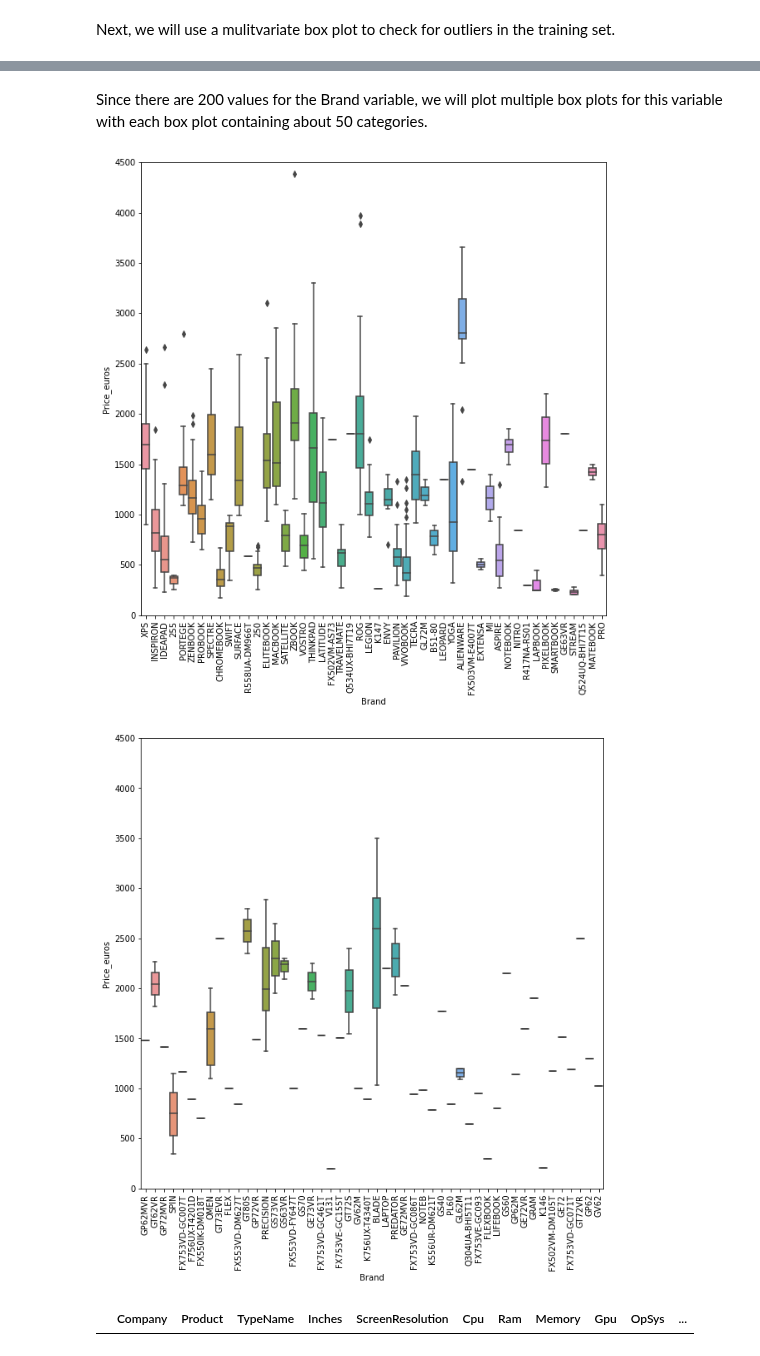
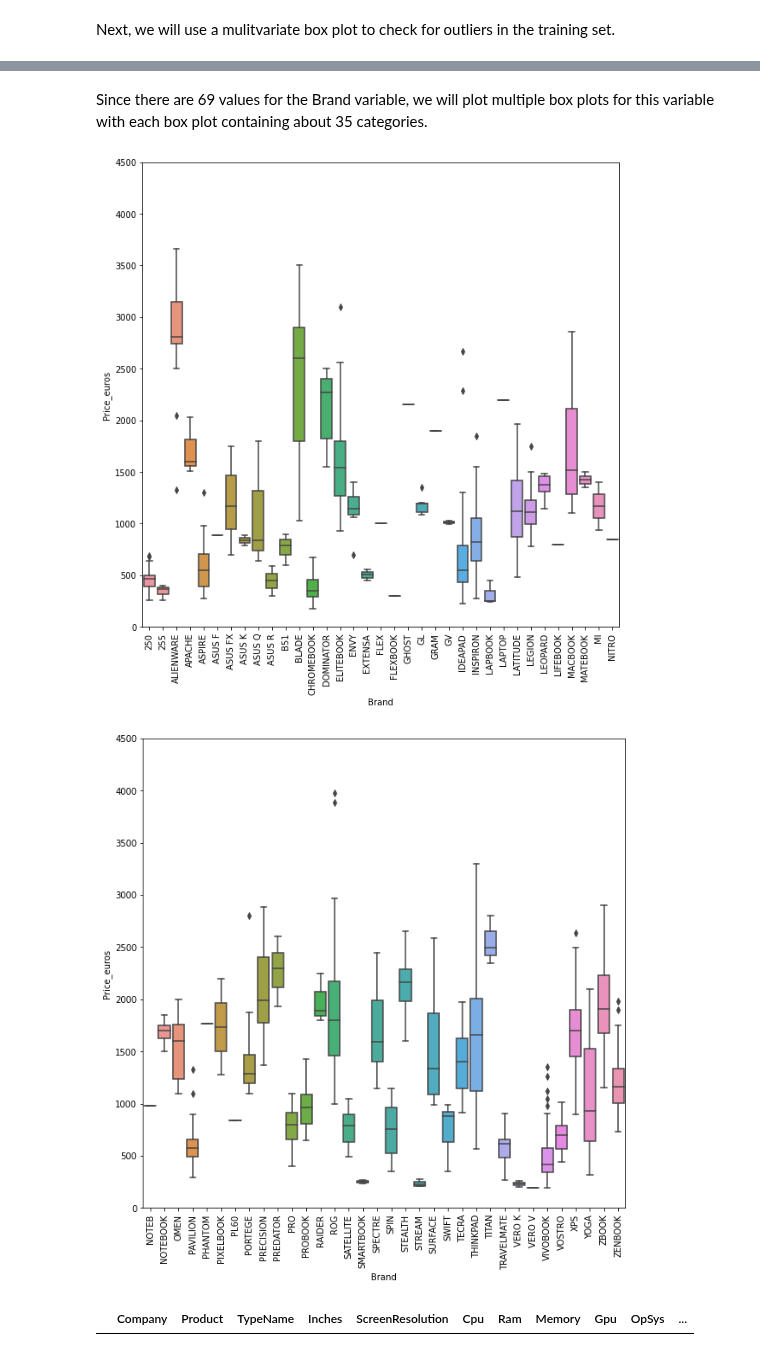
Before and after one commit to ryan-ferns/project_laptop_prices, a Jupyter notebook: laptop-prices-project.ipynb, the cells around one changed output, grey strips where cells are left out. Saved outputs shown, nothing was run; the diff lists cells and outputs as text; code cells hidden in the pictures.

Commit message:
Finished changes to the Brand variable abd removed an outlier.

```diff
--- a/laptop-prices-project.ipynb
+++ b/laptop-prices-project.ipynb
@@ -2642,0 +2712,24 @@ that we are careful when we create dummy variables later on.
+# %%
+dict_brand_changes_2 = {
+    'FX': 'ASUS FX',
+    'GE63': 'RAIDER',
+    'GE73': 'RAIDER',
+    'GE72': 'APACHE',
+    'GL': 'GL',
+    'GP': 'LEOPARD',
+    'GT62': 'DOMINATOR',
+    'GT72': 'DOMINATOR',
+    'GT73': 'TITAN',
+    'GT80': 'TITAN',
+    'GV': 'GV',
+    'K14': 'VERO K',
+    'Q': 'ASUS Q',
+    'V1': 'VERO V',
+    'GE62': 'APACHE'
+}
+# %%
+for key, value in dict_brand_changes_2.items():
+    mask_1 = train['Brand'].str.startswith(key)
+    train.loc[mask_1, 'Brand'] = value
+    mask_2 = test['Brand'].str.startswith(key)
+    test.loc[mask_2, 'Brand'] = value
@@ -2642,0 +2745,5 @@ that we are careful when we create dummy variables later on.
+# %%
+brands_train = train['Brand'].unique()
+# %%
+brands_train.sort()
+brands_train
@@ -2724,16 +2856,19 @@ len(brands)
 # %% [markdown]
-Since there are 200 values for the Brand variable,
+Since there are 69 values for the Brand variable,
 we will plot multiple box plots for this variable with
-each box plot containing about 50 categories.
+each box plot containing about 35 categories.
 # %%
-for i in list(range(0,100,50)):
+for i in list(range(0, 69, 35)):
     f, ax = plt.subplots(figsize=(10, 10))
-    fig = sns.boxplot(x='Brand', y='Price_euros', data=train, order=brands[i:(i+50)])
+    fig = sns.boxplot(x='Brand',
+                      y='Price_euros',
+                      data=train,
+                      order=brands_train[i:(i+35)])
     plt.xticks(rotation=90)
     plt.ylim(0, 4500)
 # %% [output]
-[figure, old version]
+[figure, new version]
-[figure, old version]
+[figure, new version]
 # %%
 train[(train['Product'].str.startswith('X7'))]
 # %% [output]
```
Also changed, not shown: parts of 46 cells of this notebook.
